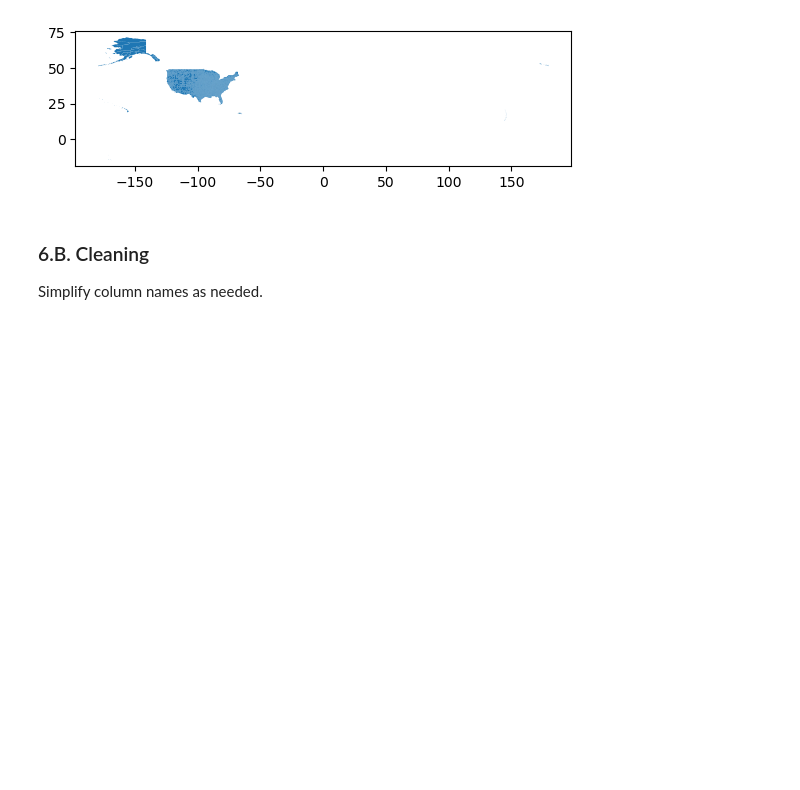
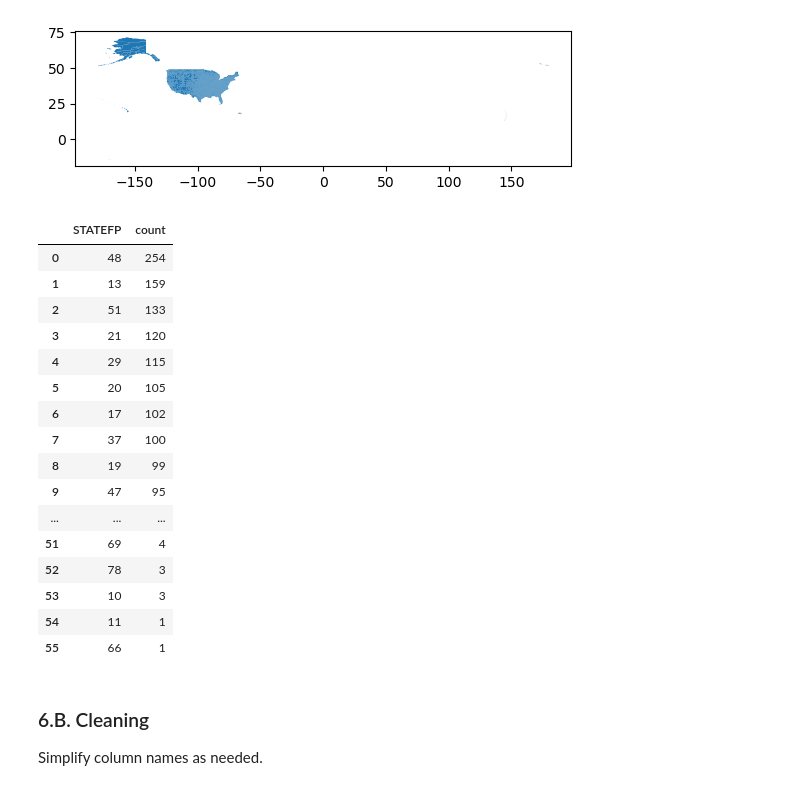
Before and after one commit to roshananair/eds220-hwk3, a Jupyter notebook: hwk3-task2-spills.ipynb, the cells around one changed output. Drawn from its saved outputs; the diff is of its cells as text; code cells hidden in the pictures; blank space fills up the shorter version.

```diff
--- a/hwk3-task2-spills.ipynb
+++ b/hwk3-task2-spills.ipynb
@@ -417,6 +417,27 @@ counties.plot()
 # %% [output]
 <Axes: >
 [figure]
+# %%
+# Checking which states and territories are included and how many counties each contains
+counties['STATEFP'].value_counts().reset_index()
+# %% [output]
+|  | STATEFP | count |
+| 0 | 48 | 254 |
+| 1 | 13 | 159 |
+| 2 | 51 | 133 |
+| 3 | 21 | 120 |
+| 4 | 29 | 115 |
+| 5 | 20 | 105 |
+| 6 | 17 | 102 |
+| 7 | 37 | 100 |
+| 8 | 19 | 99 |
+| 9 | 47 | 95 |
+| ... | ... | ... |
+| 51 | 69 | 4 |
+| 52 | 78 | 3 |
+| 53 | 10 | 3 |
+| 54 | 11 | 1 |
+| 55 | 66 | 1 |
 # %% [markdown]
 <!-- END QUESTION -->
 
```
Also changed, not shown: parts of 14 cells of this notebook.
